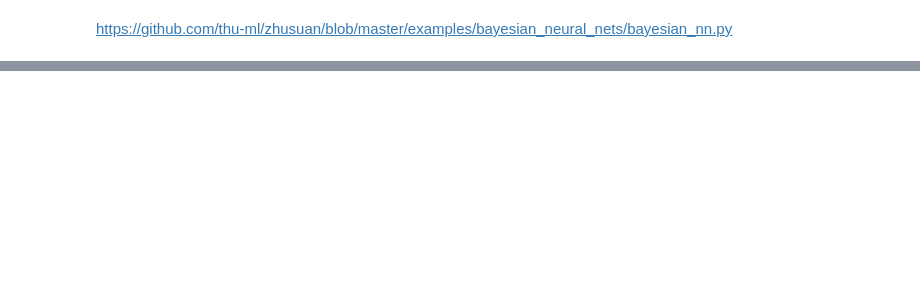
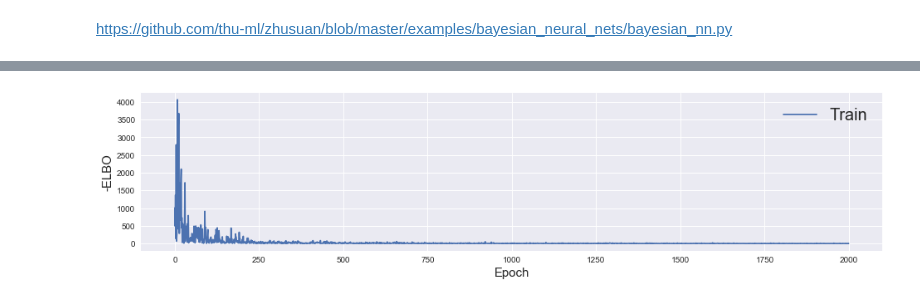
Before and after one commit to BelhalK/BayesianNeuralNets, a Jupyter notebook: BNN-SGD (Custom Optimizer).ipynb, the cells around one changed output, grey strips where cells are left out. Cells and saved outputs as stored; diff of their text form; code cells hidden in the pictures; blank space fills up the shorter version.

```diff
--- a/BNN-SGD (Custom Optimizer).ipynb
+++ b/BNN-SGD (Custom Optimizer).ipynb
@@ -104,0 +131,2 @@ opt.apply_gradients(capped_grads_and_vars)
+# %%
+info_dict = inference.update(feed_dict={x_ph: x_train[perm[i:i+batch]], y_ph: y_train[perm[i:i+batch]]})
@@ -104,0 +153,19 @@ opt.apply_gradients(capped_grads_and_vars)
+# %%
+# Training: Minimize the KL-divergence of our posterior approximators.
+inference = test({W_0: qW_0, b_0: qb_0, W_1: qW_1, b_1: qb_1},
+                    data={x: x_train, y: y_train})
+inference.initialize(var_list=tf.trainable_variables())
+sess = ed.get_session()
+tf.global_variables_initializer().run()
+# %%
+x_ph = tf.placeholder(tf.float32, (N,1))
+y_ph = Normal(loc=neural_network(x, W_0, W_1, b_0, b_1), scale=0.1*tf.ones(N))
+n_epoch = 2000
+train_loss = np.zeros(n_epoch)
+# %%
+for i in range(n_epoch):
+    data = np.random.randint(1,len(x_train),1)[0]
+    info_dict = inference.update(feed_dict={x_ph: x_train, y_ph: y_train})
+    train_loss[i] = info_dict['loss']
+    if i%100==0:
+        inference.print_progress(info_dict)
@@ -104,0 +174,9 @@ opt.apply_gradients(capped_grads_and_vars)
+# %%
+fig, axes = plt.subplots(nrows=1, ncols=1, figsize=(16, 3.5))
+plt.plot(np.arange(n_epoch), train_loss / len(x_train), label='Train')
+plt.legend(fontsize=20)
+plt.xlabel('Epoch', fontsize=15)
+plt.ylabel('-ELBO', fontsize=15)
+plt.show()
+# %% [output]
+[figure, added]
```
Also changed, not shown: parts of 29 cells of this notebook.
